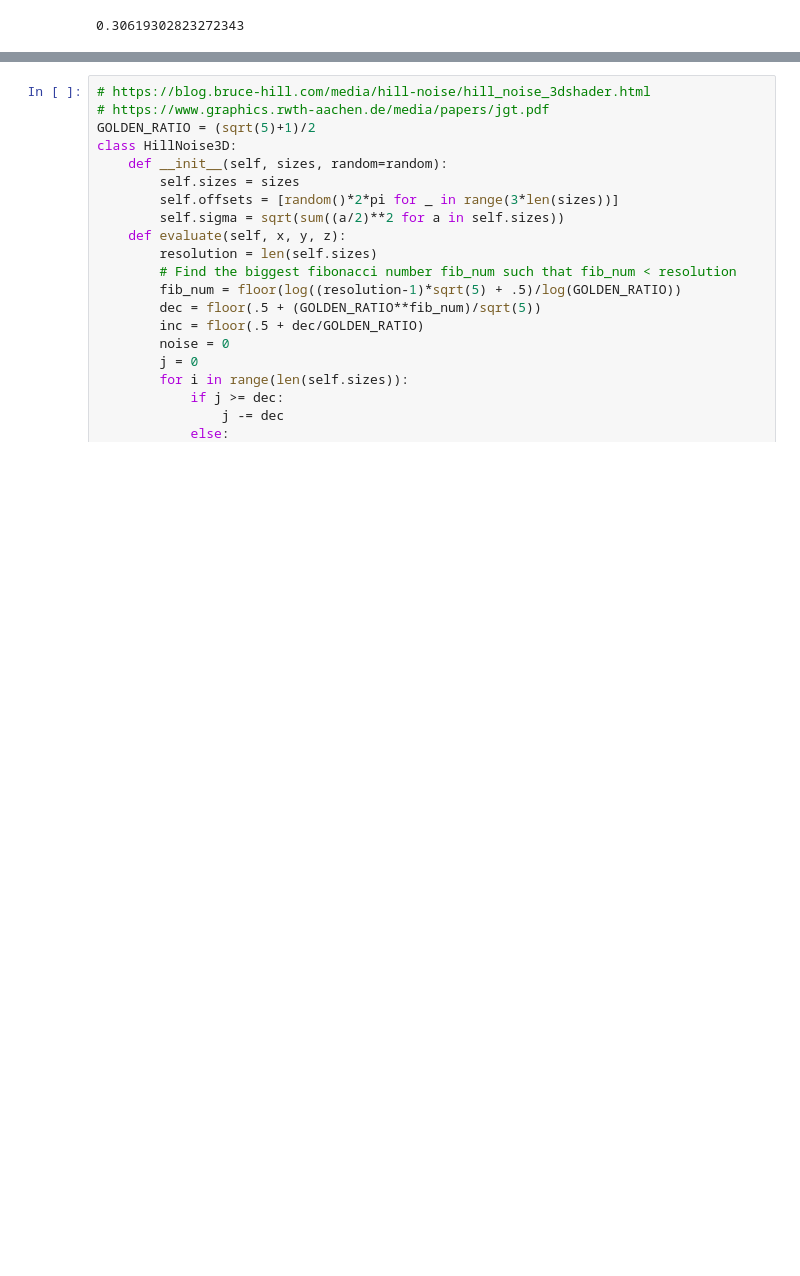
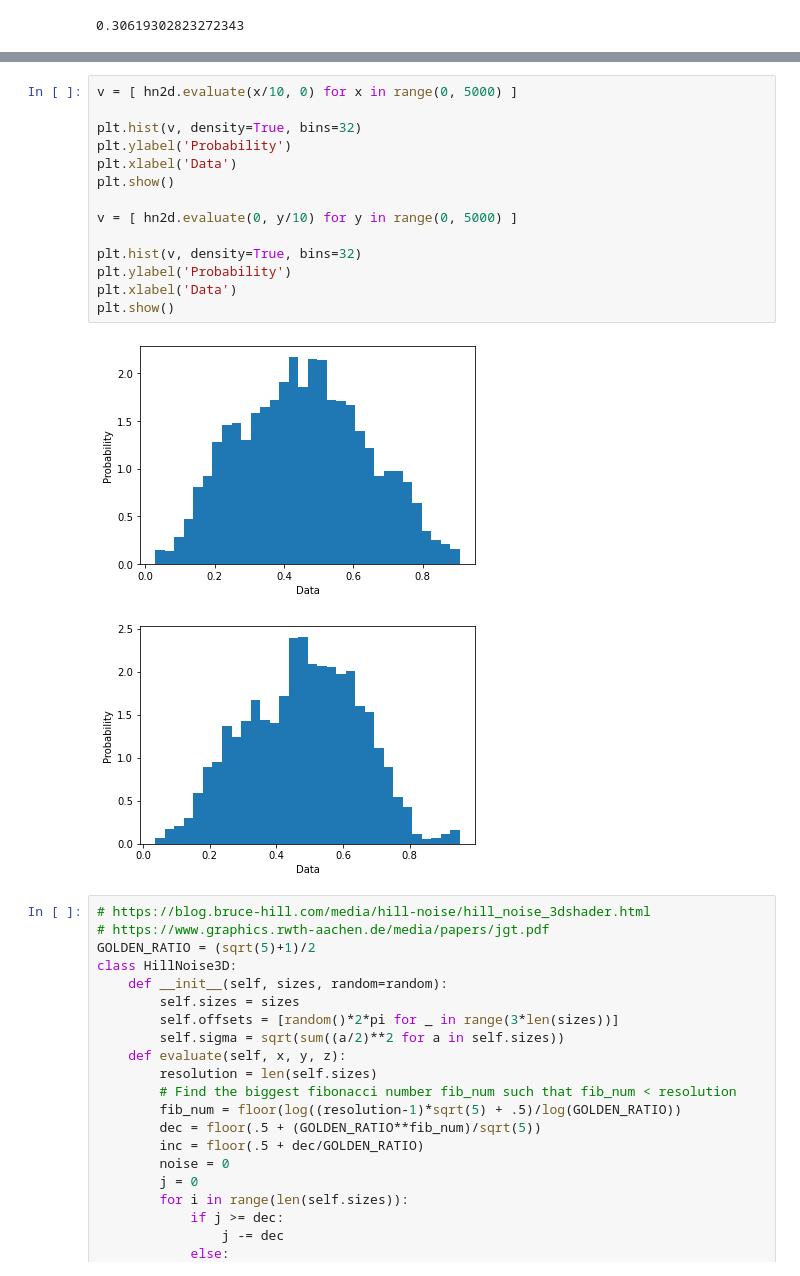
Before and after one commit to inniyah/JupyterTests, a Jupyter notebook: work/HillNoise1.ipynb, the cells around one changed output, grey strips where cells are left out. Cells and saved outputs as stored; diff of their text form; blank space fills up the shorter version.

```diff
--- a/work/HillNoise1.ipynb
+++ b/work/HillNoise1.ipynb
@@ -190,3 +190,20 @@ plt.show()
+# %%
+v = [ hn2d.evaluate(x/10, 0) for x in range(0, 5000) ]
+
+plt.hist(v, density=True, bins=32)
+plt.ylabel('Probability')
+plt.xlabel('Data')
+plt.show()
+
+v = [ hn2d.evaluate(0, y/10) for y in range(0, 5000) ]
+
+plt.hist(v, density=True, bins=32)
+plt.ylabel('Probability')
+plt.xlabel('Data')
+plt.show()
+# %% [output]
+[figure, added]
+[figure, added]
 # %%
 # https://blog.bruce-hill.com/media/hill-noise/hill_noise_3dshader.html
 # https://www.graphics.rwth-aachen.de/media/papers/jgt.pdf
```
Also changed, not shown: parts of 2 cells of this notebook.
